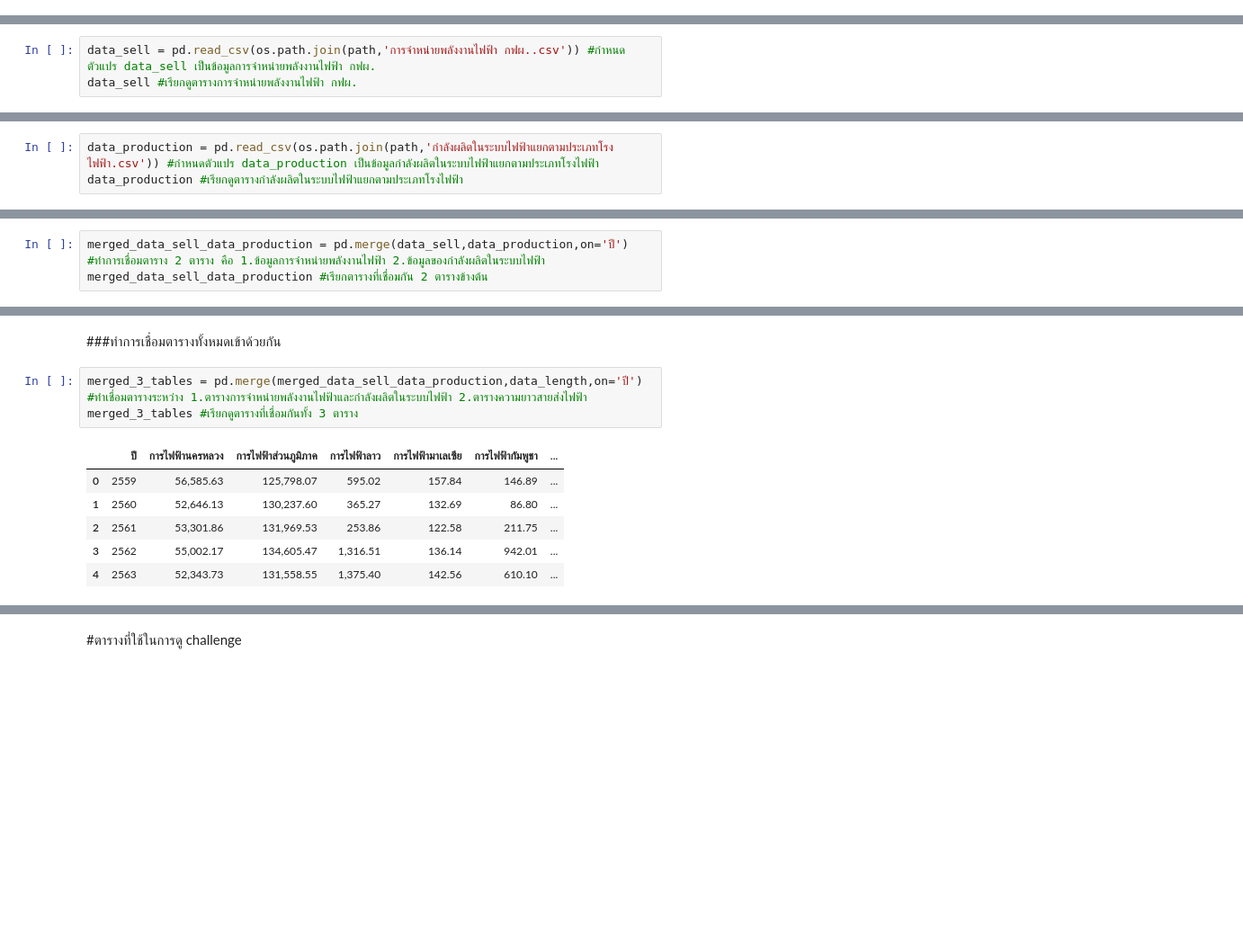
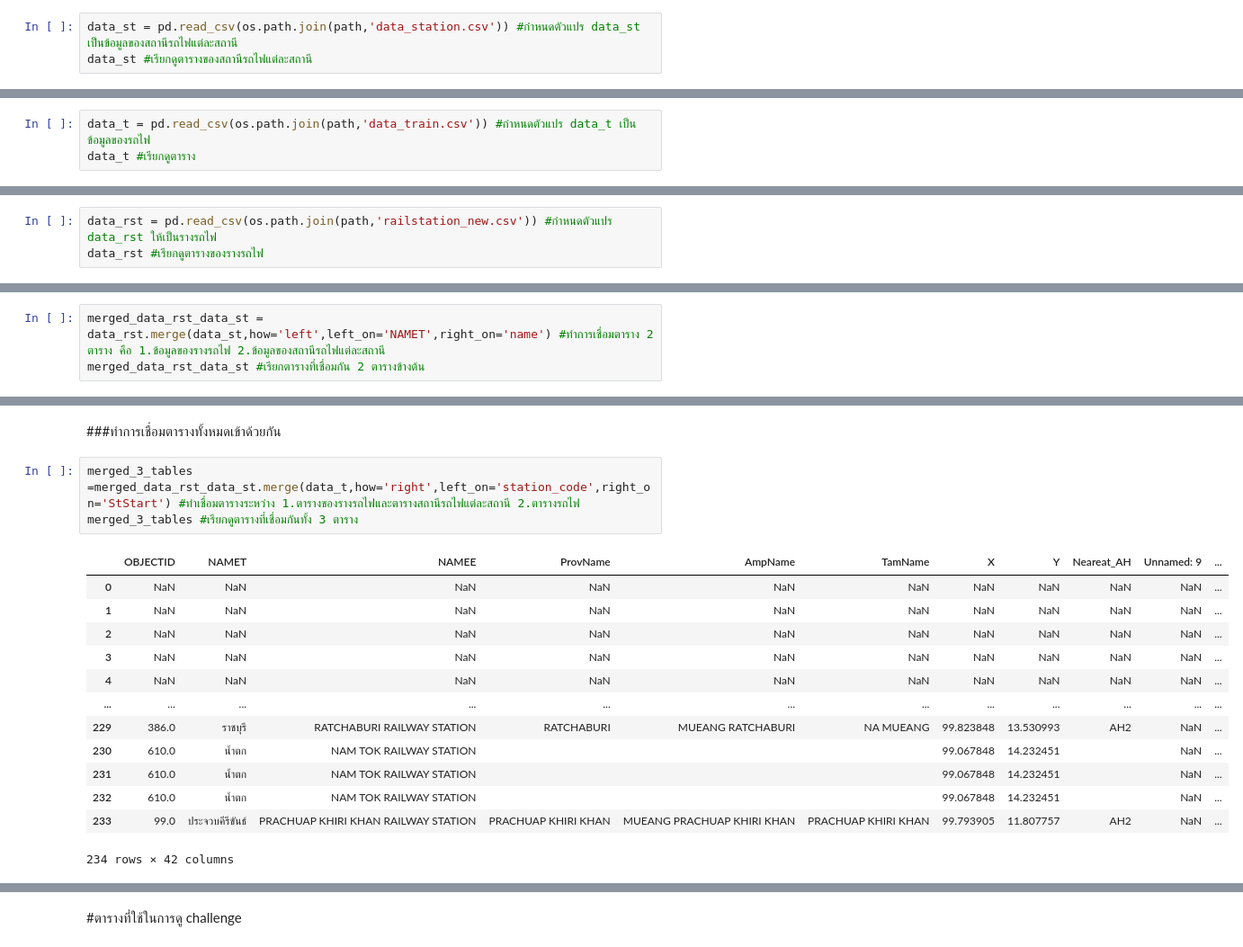
Before and after one commit to Benza1611/DWDM21, a Jupyter notebook: Project.ipynb, the cells around one changed output, grey strips where cells are left out. Shown at 90% size. Cells and saved outputs as stored; diff of their text form; blank space fills up the shorter version.

```diff
--- a/Project.ipynb
+++ b/Project.ipynb
@@ -16,0 +17,3 @@ https://data.go.th/dataset/sum_of_sale_energy?fbclid=IwAR0MVLYiZEyoY1fpOl7rvAxM3
+# %%
+data_st = pd.read_csv(os.path.join(path,'data_station.csv')) #กำหนดตัวแปร data_st เป็นข้อมูลของสถานีรถไฟแต่ละสถานี
+data_st #เรียกดูตารางของสถานีรถไฟแต่ละสถานี
@@ -17,4 +38,4 @@ https://data.go.th/dataset/sum_of_sale_energy?fbclid=IwAR0MVLYiZEyoY1fpOl7rvAxM3
 # %%
-data_sell = pd.read_csv(os.path.join(path,'การจำหน่ายพลังงานไฟฟ้า กฟผ..csv')) #กำหนดตัวแปร data_sell เป็นข้อมูลการจำหน่ายพลังงานไฟฟ้า กฟผ.
-data_sell #เรียกดูตารางการจำหน่ายพลังงานไฟฟ้า กฟผ.
+data_t = pd.read_csv(os.path.join(path,'data_train.csv')) #กำหนดตัวแปร data_t เป็นข้อมูลของรถไฟ
+data_t #เรียกดูตาราง
 # %% [output]
@@ -31,4 +59,4 @@ https://data.go.th/dataset/sum_of_contract_capacity?fbclid=IwAR0wEyqOe32nMqFlTDJ
 # %%
-data_production = pd.read_csv(os.path.join(path,'กำลังผลิตในระบบไฟฟ้าแยกตามประเภทโรงไฟฟ้า.csv')) #กำหนดตัวแปร data_production เป็นข้อมูลกำลังผลิตในระบบไฟฟ้าแยกตามประเภทโรงไฟฟ้า
-data_production #เรียกดูตารางกำลังผลิตในระบบไฟฟ้าแยกตามประเภทโรงไฟฟ้า
+data_rst = pd.read_csv(os.path.join(path,'railstation_new.csv')) #กำหนดตัวแปร data_rst ให้เป็นรางรถไฟ
+data_rst #เรียกดูตารางของรางรถไฟ
 # %% [output]
@@ -57,4 +78,4 @@ data_length #เรียกดูตารางความยาวสาย
 # %%
-merged_data_sell_data_production = pd.merge(data_sell,data_production,on='ปี') #ทำการเชื่อมตาราง 2 ตาราง คือ 1.ข้อมูลการจำหน่ายพลังงานไฟฟ้า 2.ข้อมูลของกำลังผลิตในระบบไฟฟ้า
-merged_data_sell_data_production #เรียกตารางที่เชื่อมกัน 2 ตารางข้างต้น
+merged_data_rst_data_st = data_rst.merge(data_st,how='left',left_on='NAMET',right_on='name') #ทำการเชื่อมตาราง 2 ตาราง คือ 1.ข้อมูลของรางรถไฟ 2.ข้อมูลของสถานีรถไฟแต่ละสถานี
+merged_data_rst_data_st #เรียกตารางที่เชื่อมกัน 2 ตารางข้างต้น
 # %% [output]
@@ -67,15 +95,22 @@ merged_data_sell_data_production #เรียกตารางที่เช
 # %% [markdown]
 ###ทำการเชื่อมตารางทั้งหมดเข้าด้วยกัน
 # %%
-merged_3_tables = pd.merge(merged_data_sell_data_production,data_length,on='ปี') #ทำเชื่อมตารางระหว่าง 1.ตารางการจำหน่ายพลังงานไฟฟ้าและกำลังผลิตในระบบไฟฟ้า 2.ตารางความยาวสายส่งไฟฟ้า
+merged_3_tables =merged_data_rst_data_st.merge(data_t,how='right',left_on='station_code',right_on='StStart') #ทำเชื่อมตารางระหว่าง 1.ตารางของรางรถไฟและตารางสถานีรถไฟแต่ละสถานี 2.ตารางรถไฟ
 merged_3_tables #เรียกดูตารางที่เชื่อมกันทั้ง 3 ตาราง
 # %% [output]
-|  | ปี | การไฟฟ้านครหลวง | การไฟฟ้าส่วนภูมิภาค | การไฟฟ้าลาว | การไฟฟ้ามาเลเซีย | การไฟฟ้ากัมพูชา | ... |
-| 0 | 2559 | 56,585.63 | 125,798.07 | 595.02 | 157.84 | 146.89 | ... |
-| 1 | 2560 | 52,646.13 | 130,237.60 | 365.27 | 132.69 | 86.80 | ... |
-| 2 | 2561 | 53,301.86 | 131,969.53 | 253.86 | 122.58 | 211.75 | ... |
-| 3 | 2562 | 55,002.17 | 134,605.47 | 1,316.51 | 136.14 | 942.01 | ... |
-| 4 | 2563 | 52,343.73 | 131,558.55 | 1,375.40 | 142.56 | 610.10 | ... |
+|  | OBJECTID | NAMET | NAMEE | ProvName | AmpName | TamName | X | Y | Neareat_AH | Unnamed: 9 | ... |
+| 0 | NaN | NaN | NaN | NaN | NaN | NaN | NaN | NaN | NaN | NaN | ... |
+| 1 | NaN | NaN | NaN | NaN | NaN | NaN | NaN | NaN | NaN | NaN | ... |
+| 2 | NaN | NaN | NaN | NaN | NaN | NaN | NaN | NaN | NaN | NaN | ... |
+| 3 | NaN | NaN | NaN | NaN | NaN | NaN | NaN | NaN | NaN | NaN | ... |
+| 4 | NaN | NaN | NaN | NaN | NaN | NaN | NaN | NaN | NaN | NaN | ... |
+| ... | ... | ... | ... | ... | ... | ... | ... | ... | ... | ... | ... |
+| 229 | 386.0 | ราชบุรี | RATCHABURI RAILWAY STATION | RATCHABURI | MUEANG RATCHABURI | NA MUEANG | 99.823848 | 13.530993 | AH2 | NaN | ... |
+| 230 | 610.0 | น้ำตก | NAM TOK RAILWAY STATION |  |  |  | 99.067848 | 14.232451 |  | NaN | ... |
+| 231 | 610.0 | น้ำตก | NAM TOK RAILWAY STATION |  |  |  | 99.067848 | 14.232451 |  | NaN | ... |
+| 232 | 610.0 | น้ำตก | NAM TOK RAILWAY STATION |  |  |  | 99.067848 | 14.232451 |  | NaN | ... |
+| 233 | 99.0 | ประจวบคีรีขันธ์ | PRACHUAP KHIRI KHAN RAILWAY STATION | PRACHUAP KHIRI KHAN | MUEANG PRACHUAP KHIRI KHAN | PRACHUAP KHIRI KHAN | 99.793905 | 11.807757 | AH2 | NaN | ... |
+234 rows × 42 columns
 # %%
 merged_3_tables.isnull().any() #เช็คดู missing ของตารางที่เชื่อมกันทั้ง 3 ตาราง
 # %% [output]
```
Also changed, not shown: parts of 35 cells of this notebook.
